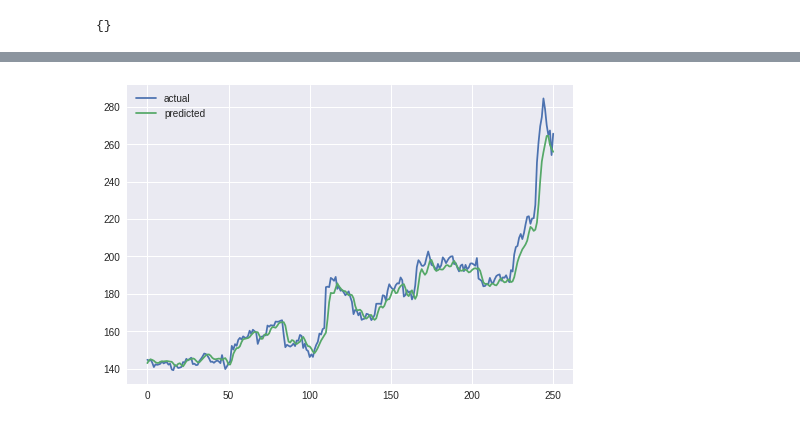
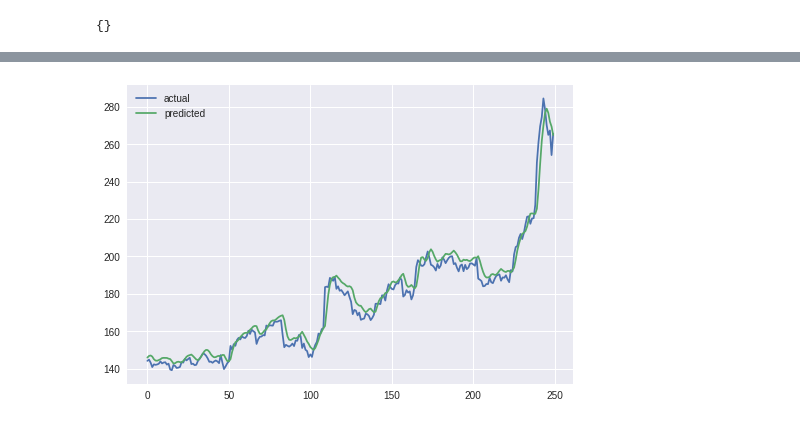
Before and after one commit to JohnnyUrosevic/Machine-Learning-Shenanigans, a Jupyter notebook: stock_prediction_lstm.ipynb, the cells around one changed output, grey strips where cells are left out. Drawn from its saved outputs; the diff is of its cells as text; code cells hidden in the pictures.

Commit message:
Updated stock to predict into future

```diff
--- a/stock_prediction_lstm.ipynb
+++ b/stock_prediction_lstm.ipynb
@@ -24,13 +24,15 @@ max_val = values.max()
 #scale data between 0 and 1
 values = (values-values.min())/(values.max()-values.min())
 
+LOOK_BACK = 14
+
 def processData(data,lb):
     X,Y = [],[]
     for i in range(len(data)-lb-1):
         X.append(data[i:(i+lb)])
         Y.append(data[(i+lb)])
     return np.array(X),np.array(Y)
-X,y = processData(values,7)
+X,y = processData(values,LOOK_BACK)
 
 X_train,X_test = X[:int(X.shape[0]*0.80)],X[int(X.shape[0]*0.80):]
 y_train,y_test = y[:int(y.shape[0]*0.80)],y[int(y.shape[0]*0.80):]
@@ -59,7 +61,7 @@ print(y_test)
 # %%
 # Define Model
 model = keras.Sequential()
-model.add(keras.layers.LSTM(1024,input_shape=(7,1)))
+model.add(keras.layers.LSTM(1024,input_shape=(LOOK_BACK,1)))
 model.add(keras.layers.Dense(1))
 model.compile(optimizer='adam',loss='mse')
 X_train = X_train.reshape((X_train.shape[0],X_train.shape[1],1))
@@ -88,9 +90,12 @@ Epoch 20/20
 # %%
 Xt = model.predict(X_test)
-plt.plot(y_test.reshape(-1,1) * (max_val - min_val) + min_val, label="actual")
-plt.plot(Xt * (max_val - min_val) + min_val, label="predicted")
+y_test = y_test.reshape(-1,1) * (max_val - min_val) + min_val
+Xt = Xt * (max_val - min_val) + min_val
+plt.plot(y_test, label="actual")
+plt.plot(Xt, label="predicted")
 plt.legend()
 plt.show()
-print("loss: {}".format(history.history['loss'][len(history.history['loss']) - 1] * (max_val - min_val)))
+#print("loss: {}".format(history.history['loss'][len(history.history['loss']) - 1] * (max_val - min_val)))
+print((sum(y_test - Xt)/len(Xt))[0])
 # %% [output]
-[figure, old version]
+[figure, new version]
```
Also changed, not shown: parts of 4 cells of this notebook.
